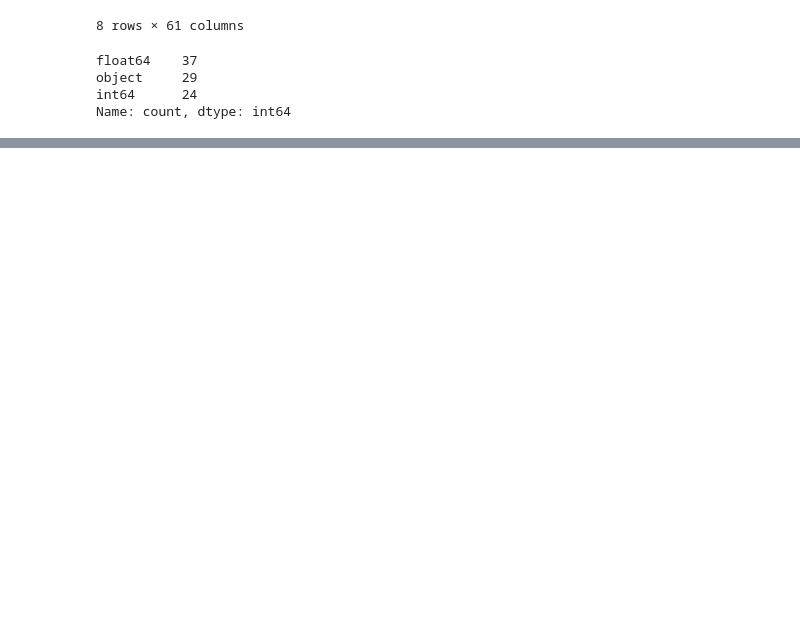
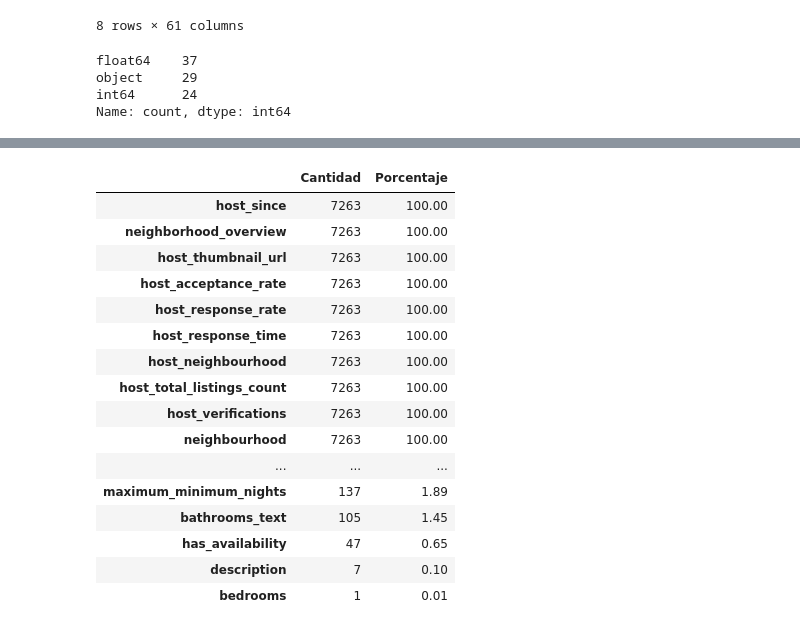
Before and after one commit to JhoJaRa-Art/Proyecto2_NewOrleans, a Jupyter notebook: Etapa2_Limpieza/notebooks/Limpieza_NewOrleans.ipynb, the cells around one changed output, grey strips where cells are left out. Saved outputs shown, nothing was run; the diff lists cells and outputs as text; code cells hidden in the pictures; blank space fills up the shorter version.

```diff
--- a/Etapa2_Limpieza/notebooks/Limpieza_NewOrleans.ipynb
+++ b/Etapa2_Limpieza/notebooks/Limpieza_NewOrleans.ipynb
@@ -72,0 +152,27 @@ Name: count, dtype: int64
+# %%
+resumen_nulos = pd.DataFrame({
+    "Cantidad": df.isnull().sum(),
+    "Porcentaje": df.isnull().mean() * 100
+})
+
+resumen_nulos[resumen_nulos["Cantidad"] > 0].sort_values(
+    "Porcentaje", ascending=False
+).round(2)
+# %% [output]
+|  | Cantidad | Porcentaje |
+| host_since | 7263 | 100.00 |
+| neighborhood_overview | 7263 | 100.00 |
+| host_thumbnail_url | 7263 | 100.00 |
+| host_acceptance_rate | 7263 | 100.00 |
+| host_response_rate | 7263 | 100.00 |
+| host_response_time | 7263 | 100.00 |
+| host_neighbourhood | 7263 | 100.00 |
+| host_total_listings_count | 7263 | 100.00 |
+| host_verifications | 7263 | 100.00 |
+| neighbourhood | 7263 | 100.00 |
+| ... | ... | ... |
+| maximum_minimum_nights | 137 | 1.89 |
+| bathrooms_text | 105 | 1.45 |
+| has_availability | 47 | 0.65 |
+| description | 7 | 0.10 |
+| bedrooms | 1 | 0.01 |
```
Also changed, not shown: parts of 6 cells of this notebook.
